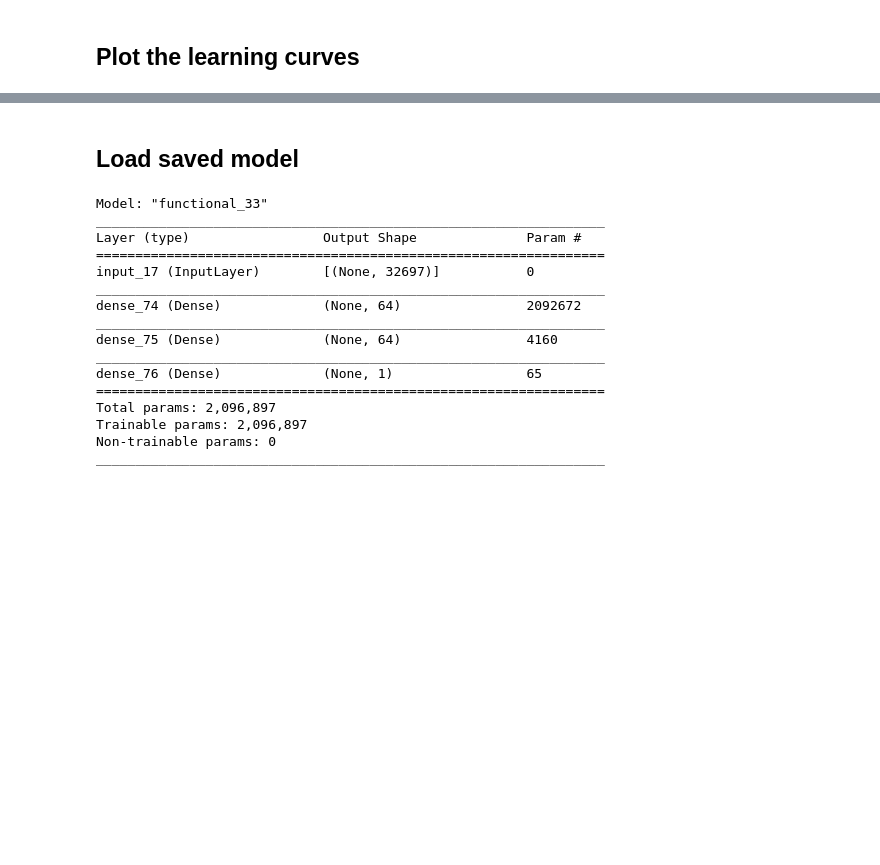
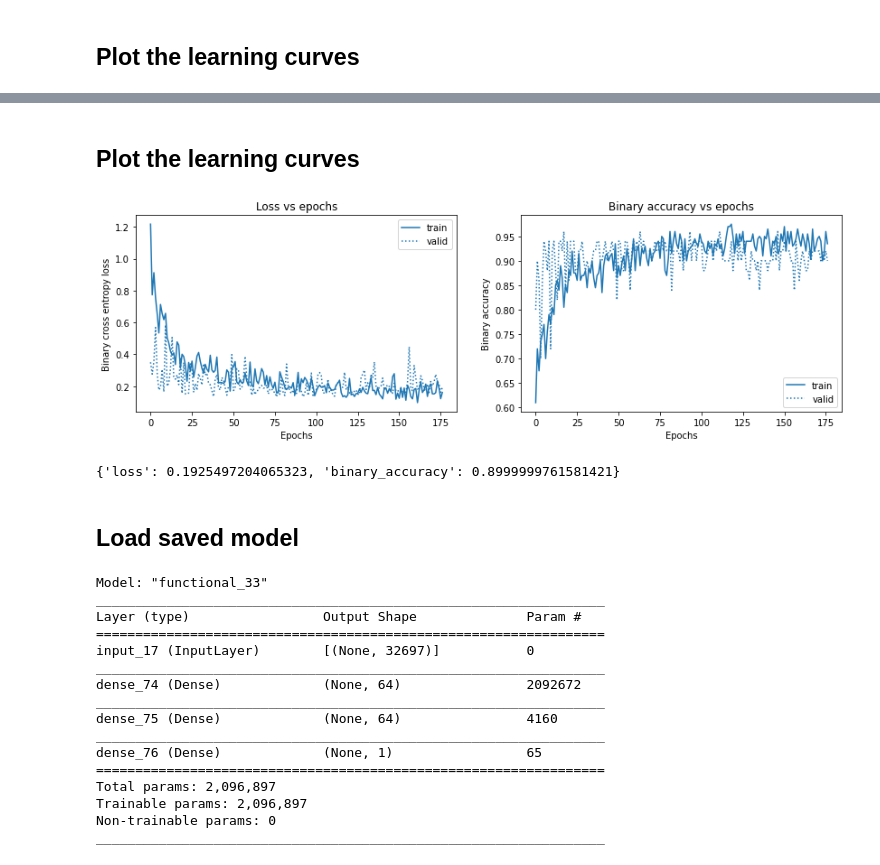
Before and after one commit to Aremaki/MscProjectNMR, a Jupyter notebook: notebooks/Classification_real_data.ipynb, the cells around one changed output, grey strips where cells are left out. Cells and saved outputs as stored; diff of their text form; code cells hidden in the pictures; blank space fills up the shorter version.

```diff
--- a/notebooks/Classification_real_data.ipynb
+++ b/notebooks/Classification_real_data.ipynb
@@ -100,7 +98,7 @@ _________________________________________________________________
 # %%
 from models import get_regularised_bn_dropout_mlp
 
-regularised_bn_dropout_model = get_regularised_bn_dropout_mlp(input_shape=(32697,), hidden_units=[1024, 1024, 1024, 512, 512, 512],
-                                l2_reg_coeff=0.0001, dropout_rate=0.5)
+regularised_bn_dropout_model = get_regularised_bn_dropout_mlp(input_shape=(32697,), hidden_units=[32],
+                                l2_reg_coeff=0.00001, dropout_rate=0.8)
 regularised_bn_dropout_model.summary()
 # %% [output]
@@ -179,0 +182,9 @@ print(simple_model.evaluate(val_dataset, return_dict=True, verbose=0))
+# %%
+import tensorflow as tf
+opt = tf.keras.optimizers.Adam(lr=0.0005)
+loss = tf.keras.losses.BinaryCrossentropy(from_logits=False)
+acc = tf.keras.metrics.BinaryAccuracy()
+earlystopping = tf.keras.callbacks.EarlyStopping(patience=100)
+# %%
+regularised_bn_dropout_model.compile(optimizer=opt, loss=loss, metrics=[acc])
+regularised_history = regularised_bn_dropout_model.fit(train_dataset, epochs=1000, validation_data=val_dataset, callbacks=[ckpt, earlystopping])
@@ -180,3 +209,31 @@ print(simple_model.evaluate(val_dataset, return_dict=True, verbose=0))
+# %% [markdown]
+## Plot the learning curves
+# %%
+import matplotlib.pyplot as plt
+
+fig = plt.figure(figsize=(14, 4))
+
+fig.add_subplot(121)
+plt.plot(regularised_history.history['loss'], label='train', color='C0', linestyle='-')
+plt.plot(regularised_history.history['val_loss'], label='valid', color='C0', linestyle=':')
+plt.title("Loss vs epochs")
+plt.xlabel("Epochs")
+plt.ylabel("Binary cross entropy loss")
+plt.legend()
+
+fig.add_subplot(122)
+plt.plot(regularised_history.history['binary_accuracy'], label='train', color='C0', linestyle='-')
+plt.plot(regularised_history.history['val_binary_accuracy'], label='valid', color='C0', linestyle=':')
+plt.title("Binary accuracy vs epochs")
+plt.xlabel("Epochs")
+plt.ylabel("Binary accuracy")
+plt.legend()
+
+plt.show()
+print(regularised_bn_dropout_model.evaluate(val_dataset, return_dict=True, verbose=0))
+# %% [output]
+[figure, added]
+{'loss': 0.1925497204065323, 'binary_accuracy': 0.8999999761581421}
 # %% [markdown]
 ## Load saved model
 # %%
```
Also changed, not shown: parts of 8 cells of this notebook, 17 other files.
